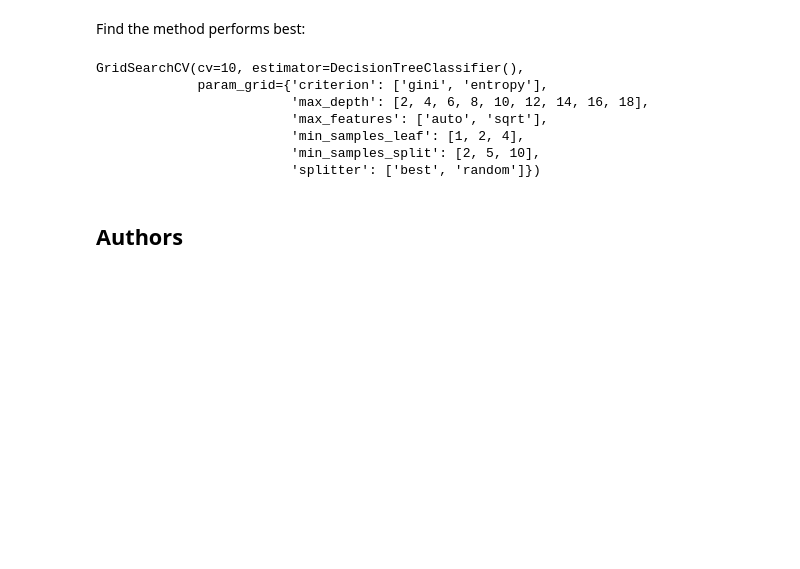
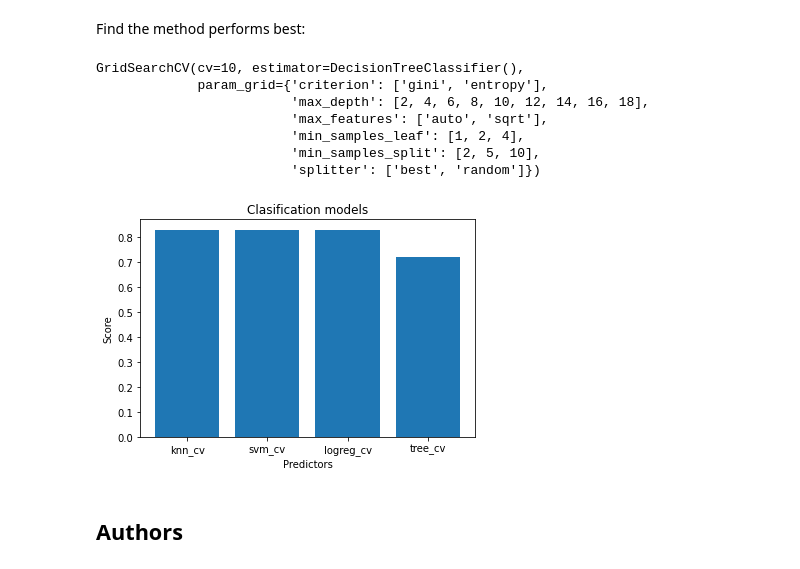
Before and after one commit to Harshanova/Applied-DS-Capstone, a Jupyter notebook: 7. ML Predictive Analysis.ipynb, the cells around one changed output. Cells and saved outputs as stored; diff of their text form; code cells hidden in the pictures; blank space fills up the shorter version.

```diff
--- a/7. ML Predictive Analysis.ipynb
+++ b/7. ML Predictive Analysis.ipynb
@@ -373,6 +373,17 @@ GridSearchCV(cv=10, estimator=DecisionTreeClassifier(),
                          'min_samples_leaf': [1, 2, 4],
                          'min_samples_split': [2, 5, 10],
                          'splitter': ['best', 'random']})
+# %%
+x=['knn_cv', 'svm_cv', 'logreg_cv', 'tree_cv']
+y = [0.83, 0.83, 0.83, 0.72]
+# %%
+plt.bar(x,y)
+plt.xlabel('Predictors')
+plt.ylabel('Score')
+plt.title('Clasification models')
+plt.show()
+# %% [output]
+[figure, added]
 # %% [markdown]
 ## Authors
 # %% [markdown]
```
